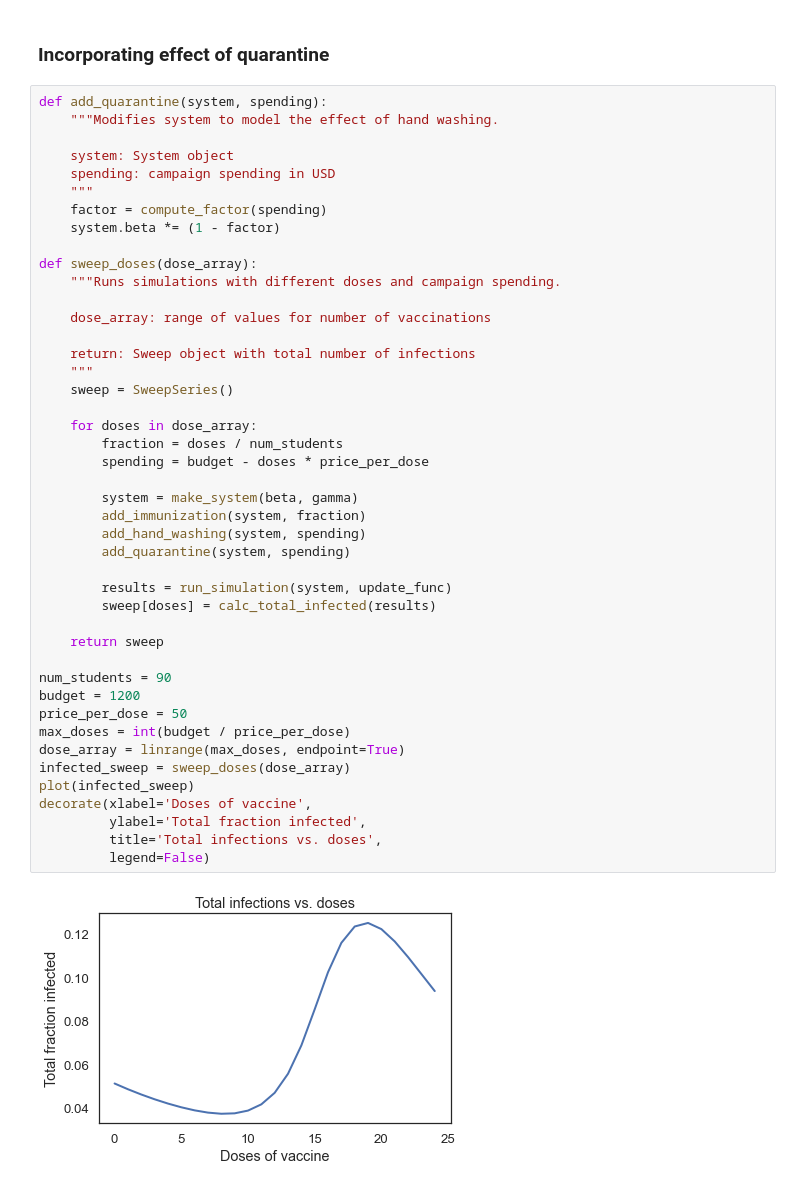
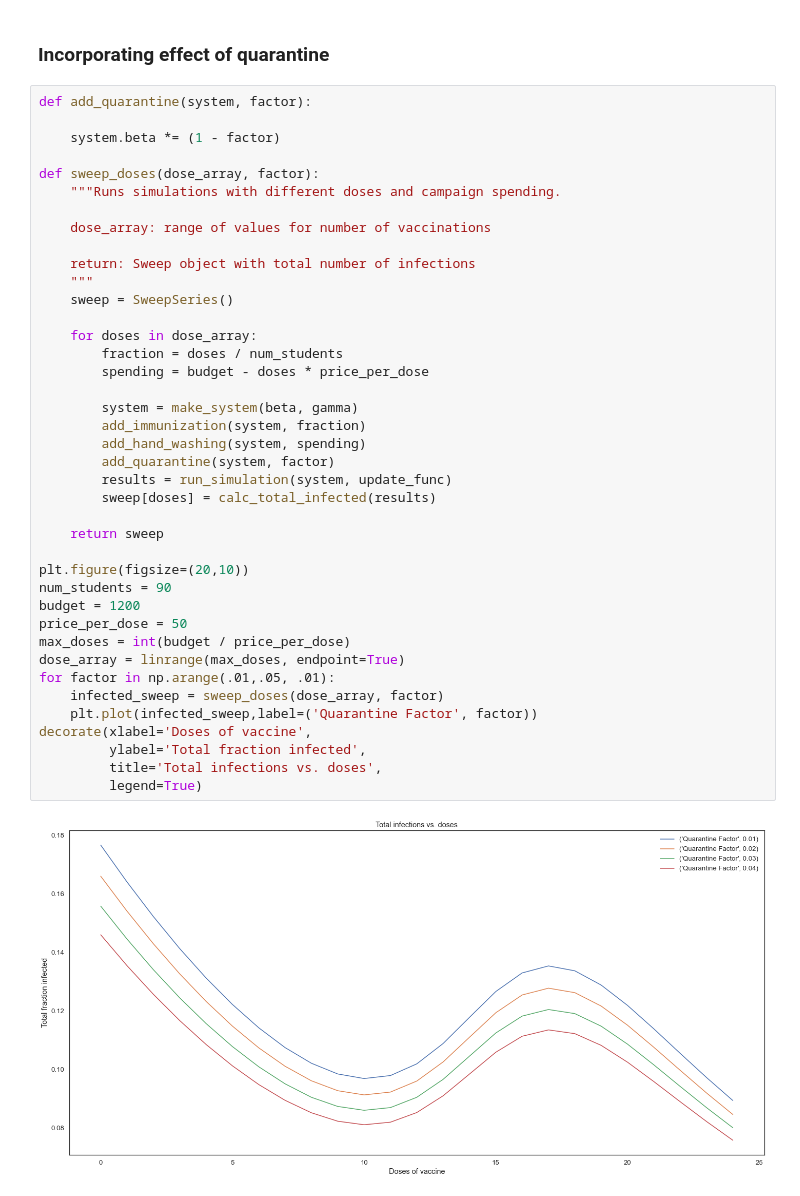
Before and after one commit to jitsen-design/ModSimPy, a Jupyter notebook: notebooks/chap12.ipynb, the cells around one changed output. Saved outputs shown, nothing was run; the diff lists cells and outputs as text.

```diff
--- a/notebooks/chap12.ipynb
+++ b/notebooks/chap12.ipynb
@@ -592,48 +590,44 @@ decorate(xlabel='Doses of vaccine',
 # %% [markdown]
 ### Incorporating effect of quarantine
 # %%
-def add_quarantine(system, spending):
-    """Modifies system to model the effect of hand washing.
+def add_quarantine(system, factor):
 
-    system: System object
-    spending: campaign spending in USD
-    """
-    factor = compute_factor(spending)
     system.beta *= (1 - factor)
 
-def sweep_doses(dose_array):
+def sweep_doses(dose_array, factor):
     """Runs simulations with different doses and campaign spending.
 
     dose_array: range of values for number of vaccinations
 
     return: Sweep object with total number of infections
     """
     sweep = SweepSeries()
 
     for doses in dose_array:
         fraction = doses / num_students
         spending = budget - doses * price_per_dose
 
         system = make_system(beta, gamma)
         add_immunization(system, fraction)
         add_hand_washing(system, spending)
-        add_quarantine(system, spending)
-
+        add_quarantine(system, factor)
         results = run_simulation(system, update_func)
         sweep[doses] = calc_total_infected(results)
 
     return sweep
 
+plt.figure(figsize=(20,10))
 num_students = 90
 budget = 1200
 price_per_dose = 50
 max_doses = int(budget / price_per_dose)
 dose_array = linrange(max_doses, endpoint=True)
-infected_sweep = sweep_doses(dose_array)
-plot(infected_sweep)
+for factor in np.arange(.01,.05, .01):
+    infected_sweep = sweep_doses(dose_array, factor)
+    plt.plot(infected_sweep,label=('Quarantine Factor', factor))
 decorate(xlabel='Doses of vaccine',
          ylabel='Total fraction infected',
          title='Total infections vs. doses',
-         legend=False)
+         legend=True)
 # %% [output]
-[figure, old version]
+[figure, new version]
```
Also changed, not shown: parts of 8 cells of this notebook.
